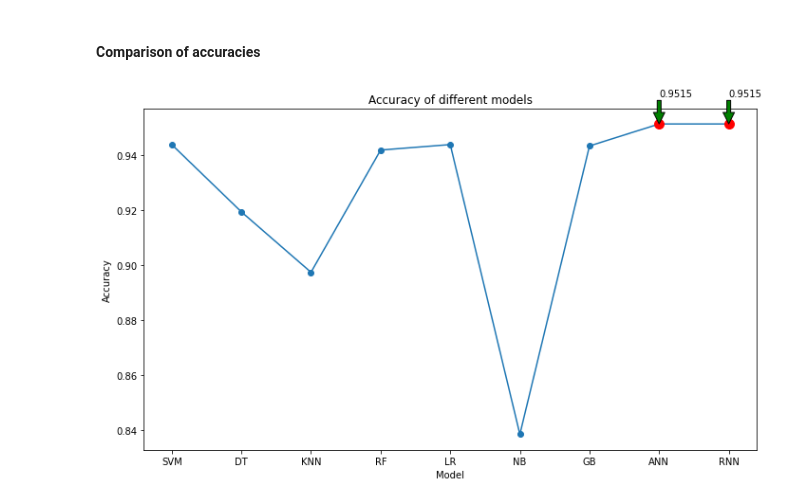
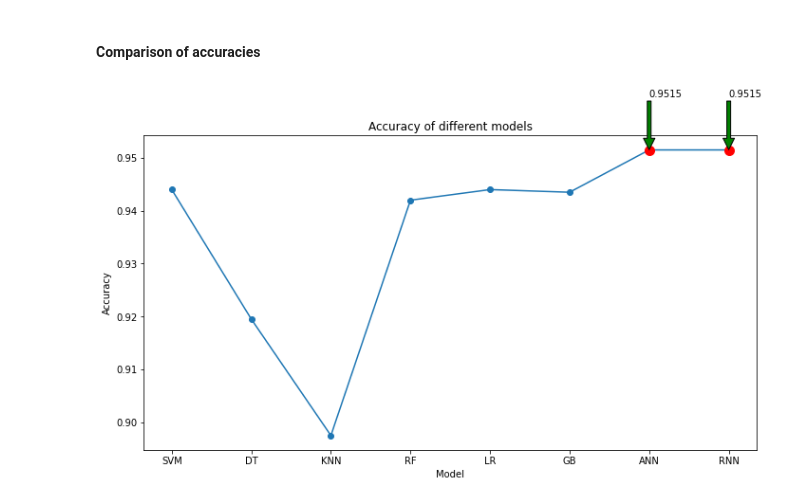
Before and after one commit to seanxuu/Machine-Learning-7126, a Jupyter notebook: assignment2.ipynb, the cells around one changed output. Cells and saved outputs as stored; diff of their text form; code cells hidden in the pictures.

```diff
--- a/assignment2.ipynb
+++ b/assignment2.ipynb
@@ -15,7 +15,7 @@ import seaborn as sns
 from pathlib import Path
 # Read the CSV file
 df = pd.read_csv(
-    'https://github.com/seanxu-k/Machine-Learning-7126/blob/main/Dataset/DiamondDataSet.csv')
+    '/Users/sean/OneDrive - connect.hku.hk/ECOM7126/Assignment/DiamondDataSet.csv')
 
 # extra code – code to save the figures as high-res PNGs for the book
 
@@ -195,12 +195,6 @@ Increase the number of iterations (max_iter) or scale the data as shown in:
 Please also refer to the documentation for alternative solver options:
     https://scikit-learn.org/stable/modules/linear_model.html#logistic-regression
   n_iter_i = _check_optimize_result(
-# %%
-# use naive bayes as classifier
-from sklearn.naive_bayes import GaussianNB
-nb_clf = make_pipeline(preprocessing, GaussianNB())
-nb_clf.fit(X_train, y_train)
-nb_predict = nb_clf.predict(X_test)
 # %%
 # use gradient boosting as classifier
 from sklearn.ensemble import GradientBoostingClassifier
@@ -374,35 +355,34 @@ from sklearn.metrics import accuracy_score
 accuracy_svm = accuracy_score(y_test, svm_predict)
 accuracy_dt = accuracy_score(y_test, dt_predict)
 accuracy_knn = accuracy_score(y_test, knn_predict)
 accuracy_rf = accuracy_score(y_test, rf_predict)
 accuracy_lr = accuracy_score(y_test, lr_predict)
-accuracy_nb = accuracy_score(y_test, nb_predict)
 accuracy_gb = accuracy_score(y_test, gb_predict)
 accuracy_ann = accuracy_score(y_test, ann_predict)
 accuracy_rnn = accuracy_score(y_test, rnn_predict)
 plt.figure(figsize=(10, 6))
-plt.plot(['SVM', 'DT', 'KNN', 'RF', 'LR', 'NB', 'GB', 'ANN', 'RNN'], [accuracy_svm, accuracy_dt,
-         accuracy_knn, accuracy_rf, accuracy_lr, accuracy_nb, accuracy_gb, accuracy_ann, accuracy_rnn], 'o-')
+plt.plot(['SVM', 'DT', 'KNN', 'RF', 'LR',  'GB', 'ANN', 'RNN'], [accuracy_svm, accuracy_dt,
+         accuracy_knn, accuracy_rf, accuracy_lr,  accuracy_gb, accuracy_ann, accuracy_rnn], 'o-')
 accuracy_dict = {'SVM': accuracy_svm, 'DT': accuracy_dt, 'KNN': accuracy_knn, 'RF': accuracy_rf,
-                 'LR': accuracy_lr, 'NB': accuracy_nb, 'GB': accuracy_gb, 'ANN': accuracy_ann, 'RNN': accuracy_rnn}
+                 'LR': accuracy_lr,  'GB': accuracy_gb, 'ANN': accuracy_ann, 'RNN': accuracy_rnn}
 # find the model with the highest accuracy
 max_accuracy = max(accuracy_dict.values())
 max_accuracy_model = [k for k, v in accuracy_dict.items() if v == max_accuracy]
 # plot the biggest accuracy in the same figure
 plt.plot([max_accuracy_model[0]], [max_accuracy],
          'o', color='red', markersize=10)
 plt.plot([max_accuracy_model[1]], [max_accuracy],
          'o', color='red', markersize=10)
 # use red thin arrow to point out the biggest accuracy
 plt.annotate(max_accuracy, xy=(max_accuracy_model[0], max_accuracy), xytext=(max_accuracy_model[0], max_accuracy+0.01),
              arrowprops=dict(facecolor='green', shrink=0.005))
 plt.annotate(max_accuracy, xy=(max_accuracy_model[1], max_accuracy), xytext=(max_accuracy_model[1], max_accuracy+0.01),
              arrowprops=dict(facecolor='green', shrink=0.005))
 plt.xlabel('Model')
 plt.ylabel('Accuracy')
 plt.title('Accuracy of different models')
 
 save_fig('Accuracy of different models')
 plt.show()
 # %% [output]
-[figure, old version]
+[figure, new version]
```
Also changed, not shown: parts of 6 cells of this notebook, 2 other files.
